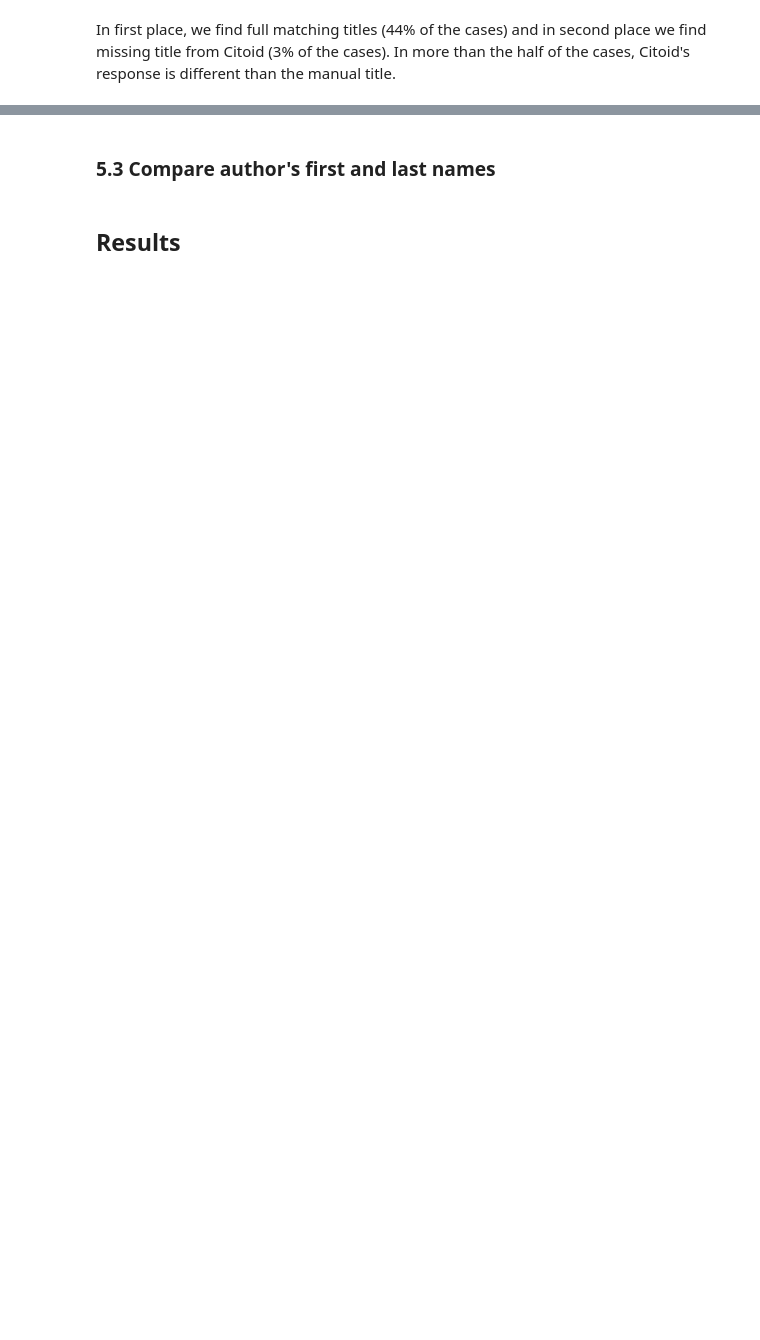
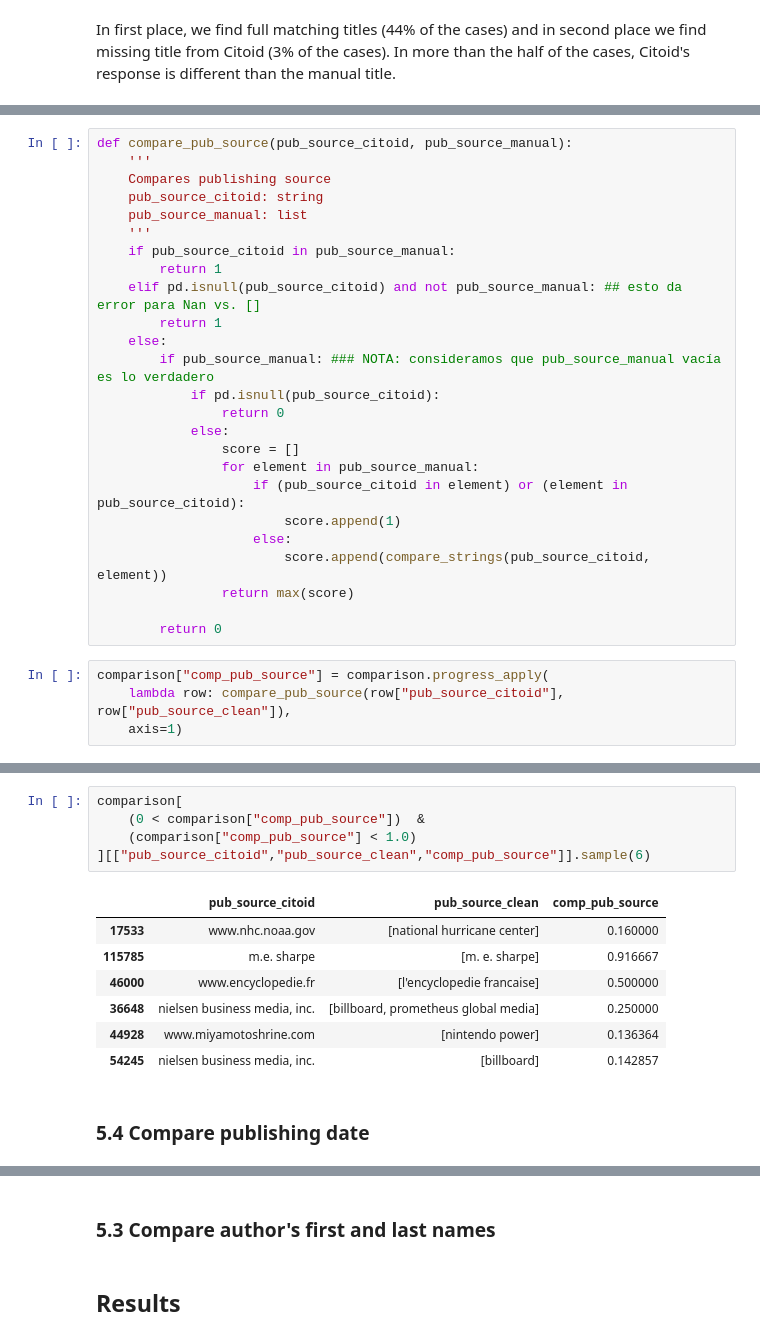
Before and after one commit to hdlabconicet/Web2Cit-research, a Jupyter notebook: understand-citoid-coverage.ipynb, the cells around one changed output, grey strips where cells are left out. Cells and saved outputs as stored; diff of their text form; blank space fills up the shorter version.

```diff
--- a/understand-citoid-coverage.ipynb
+++ b/understand-citoid-coverage.ipynb
@@ -1182,0 +1283,29 @@ comparison[
+# %%
+def compare_pub_source(pub_source_citoid, pub_source_manual):
+    '''
+    Compares publishing source
+    pub_source_citoid: string
+    pub_source_manual: list
+    '''
+    if pub_source_citoid in pub_source_manual:
+        return 1
+    elif pd.isnull(pub_source_citoid) and not pub_source_manual: ## esto da error para Nan vs. []
+        return 1
+    else:
+        if pub_source_manual: ### NOTA: consideramos que pub_source_manual vacía es lo verdadero
+            if pd.isnull(pub_source_citoid):
+                return 0
+            else:
+                score = []
+                for element in pub_source_manual:
+                    if (pub_source_citoid in element) or (element in pub_source_citoid):
+                        score.append(1)
+                    else:
+                        score.append(compare_strings(pub_source_citoid, element))
+                return max(score)
+
+        return 0
+# %%
+comparison["comp_pub_source"] = comparison.progress_apply(
+    lambda row: compare_pub_source(row["pub_source_citoid"], row["pub_source_clean"]),
+    axis=1)
@@ -1182,0 +1321,15 @@ comparison[
+# %%
+comparison[
+    (0 < comparison["comp_pub_source"])  &
+    (comparison["comp_pub_source"] < 1.0)
+][["pub_source_citoid","pub_source_clean","comp_pub_source"]].sample(6)
+# %% [output]
+|  | pub_source_citoid | pub_source_clean | comp_pub_source |
+| 17533 | www.nhc.noaa.gov | [national hurricane center] | 0.160000 |
+| 115785 | m.e. sharpe | [m. e. sharpe] | 0.916667 |
+| 46000 | www.encyclopedie.fr | [l'encyclopedie francaise] | 0.500000 |
+| 36648 | nielsen business media, inc. | [billboard, prometheus global media] | 0.250000 |
+| 44928 | www.miyamotoshrine.com | [nintendo power] | 0.136364 |
+| 54245 | nielsen business media, inc. | [billboard] | 0.142857 |
+# %% [markdown]
+### 5.4 Compare publishing date
```
Also changed, not shown: parts of 29 cells of this notebook.
